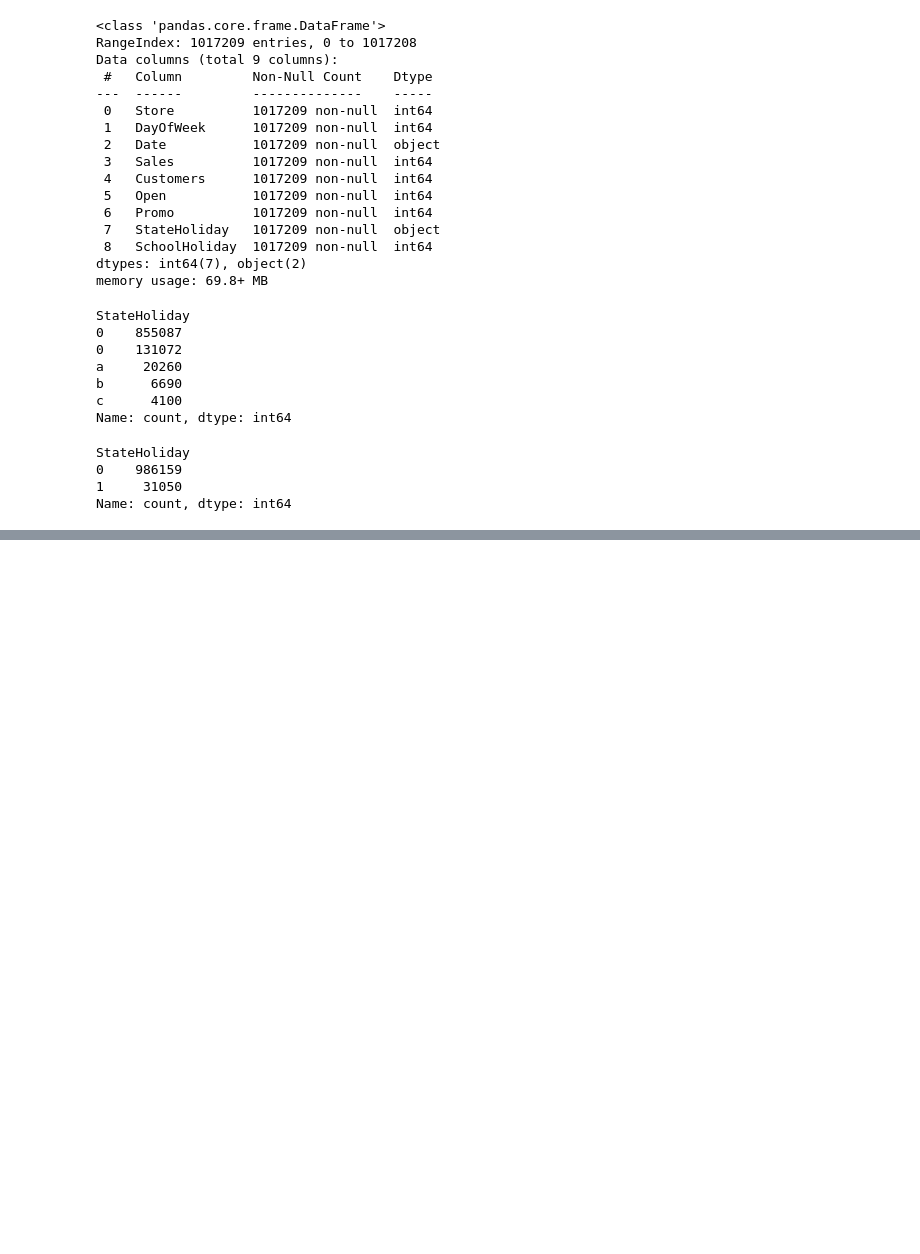
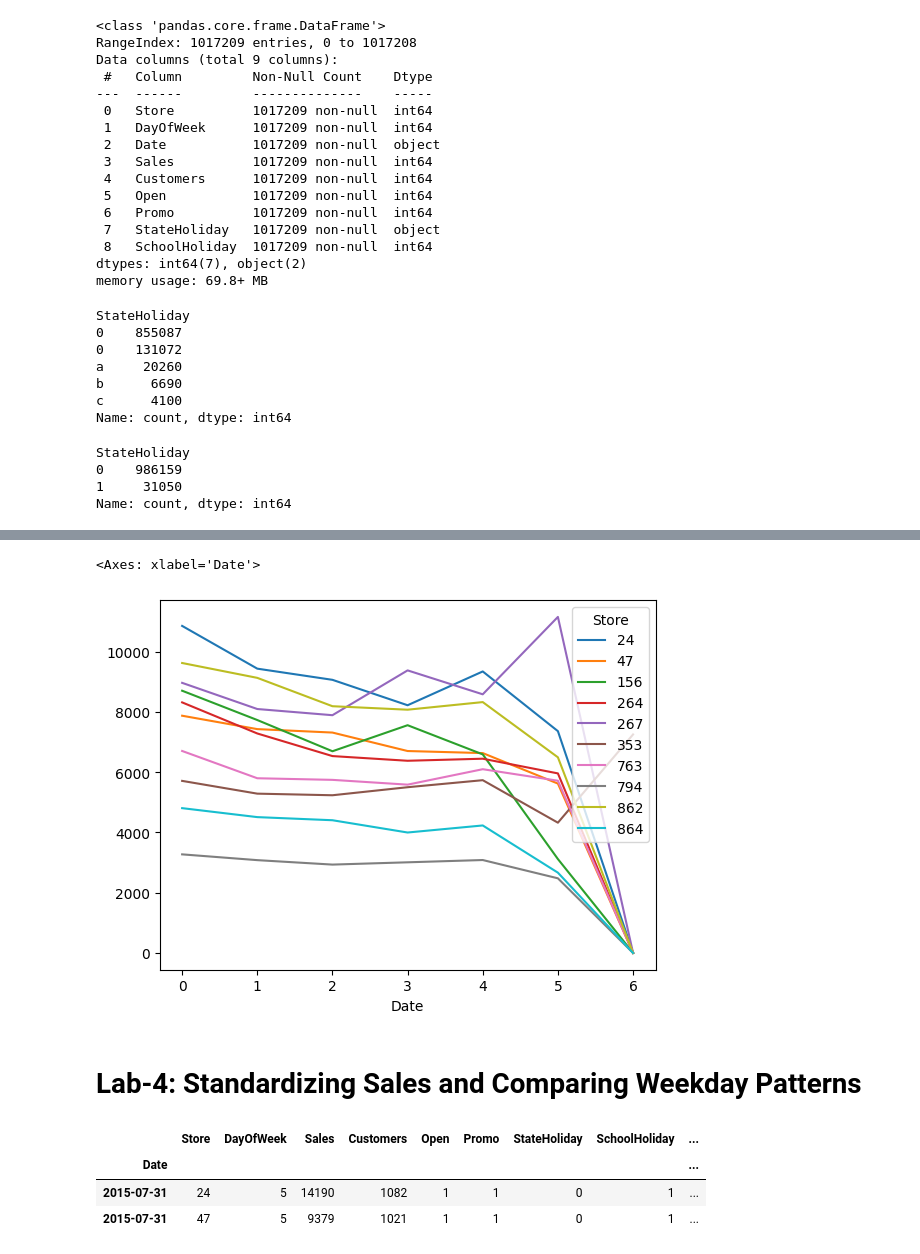
Before and after one commit to SARANGIVenkateshwarlu/Time-Series-Projects, a Jupyter notebook: Time_Series_Analysis/Lab_1.ipynb, the cells around one changed output, grey strips where cells are left out. Drawn from its saved outputs; the diff is of its cells as text; code cells hidden in the pictures; blank space fills up the shorter version.

```diff
--- a/Time_Series_Analysis/Lab_1.ipynb
+++ b/Time_Series_Analysis/Lab_1.ipynb
@@ -68,5 +67,0 @@ Name: count, dtype: int64
-# %%
-# Task 2: Load the 'train.csv' file into a DataFrame called df and preview the first rows.
-# df=pd.read_csv("D:\mlpipeline\Time-Series-Projects\Time Series Analysis\train.csv")
-df=pd.read_csv("train.csv")
-df
@@ -86,0 +78,5 @@ df
+# %%
+# Task 3: Subset the data to 10 random stores (seed = 1502) and store the result in df_10.
+df.Store.sample(10, random_state=1502)
+df_10 = df[df.Store.isin(df.Store.sample(10, random_state = 1502))].copy()
+df_10
@@ -86,0 +131,4 @@ df
+# %%
+# Task 1: Set the 'Date' column as the index of df_10 and preview the first rows.
+df_10.set_index("Date", inplace=True)
+df_10.head(5)
@@ -86,0 +143,4 @@ df
+# %%
+# Task 2: Convert the index of df_10 to a proper datetime type.
+df_10.index = pd.to_datetime(df_10.index)
+df_10.index
@@ -86,0 +173,8 @@ df
+# %%
+# Task 4: Visualize the average sales per weekday and per store as a line plot.
+df_10.groupby([df_10.index.dayofweek, 'Store'])['Sales'].mean().unstack().plot()
+# %% [output]
+<Axes: xlabel='Date'>
+[figure, added]
+# %% [markdown]
+# Lab-4: Standardizing Sales and Comparing Weekday Patterns
@@ -86,0 +185,9 @@ df
+# %%
+# Task 2: Standardize the 'Sales' column within each store and store the result in a new column 'Sales_std'.
+df_10.loc[:, 'Sales_standardized'] = df_10.groupby('Store')['Sales'].transform(standardize)
+df_10.head(2)
+# %% [output]
+|  | Store | DayOfWeek | Sales | Customers | Open | Promo | StateHoliday | SchoolHoliday | ... |
+| Date |  |  |  |  |  |  |  |  | ... |
+| 2015-07-31 | 24 | 5 | 14190 | 1082 | 1 | 1 | 0 | 1 | ... |
+| 2015-07-31 | 47 | 5 | 9379 | 1021 | 1 | 1 | 0 | 1 | ... |
```
Also changed, not shown: parts of 18 cells of this notebook.
